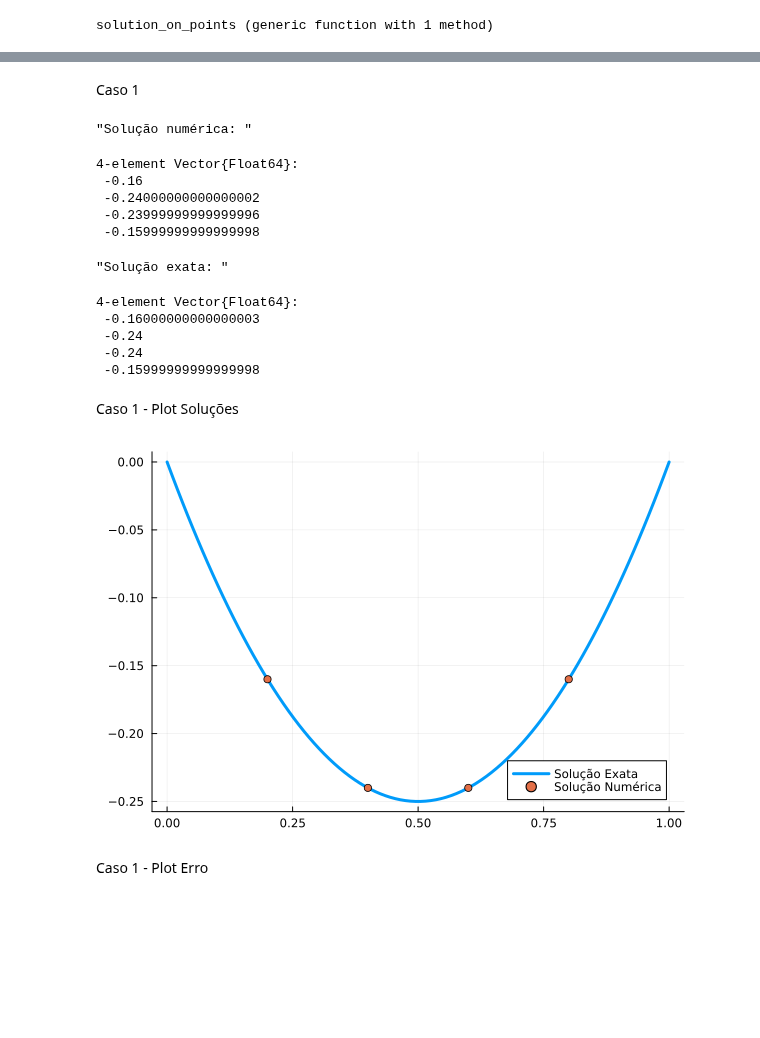
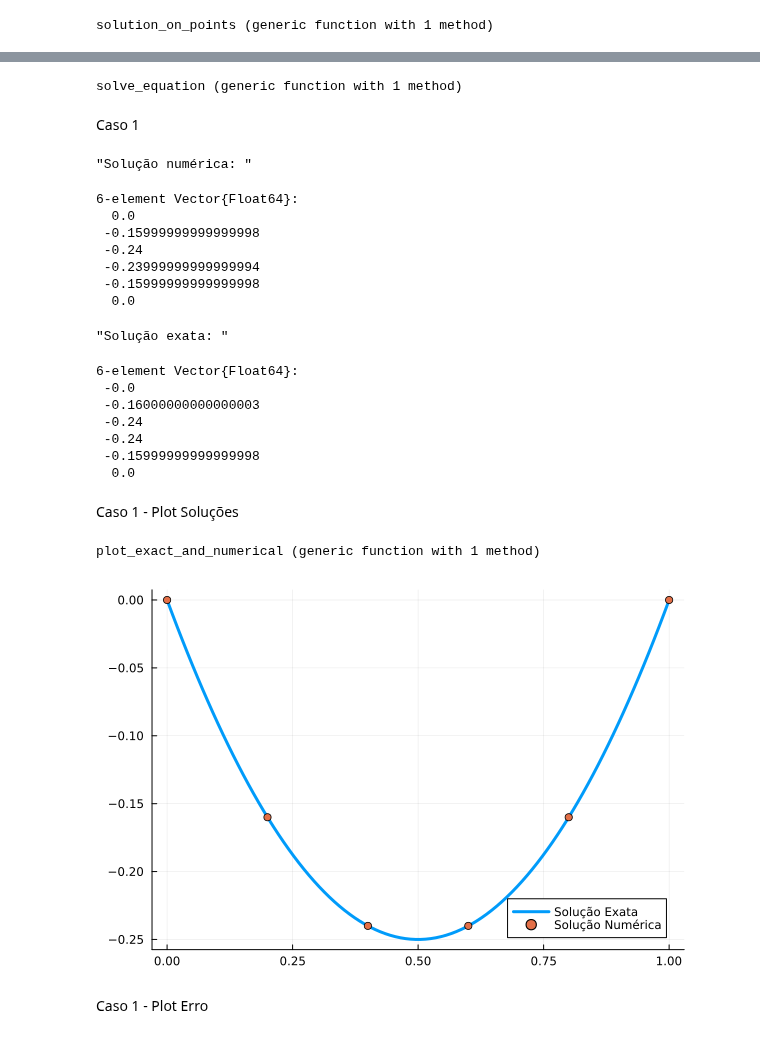
Before and after one commit to CarlosEduardoValladares/Elementos-Finitos-2024.2, a Jupyter notebook: elementos_finitos_01.ipynb, the cells around one changed output, grey strips where cells are left out. Cells and saved outputs as stored; diff of their text form; code cells hidden in the pictures; blank space fills up the shorter version.

```diff
--- a/elementos_finitos_01.ipynb
+++ b/elementos_finitos_01.ipynb
@@ -89,3 +41,28 @@ solve_equation (generic function with 1 method)
+# %%
+function solve_equation(α::Float64, β::Float64, m::Int64, f)
+
+    h = 1/(m+1)
+
+    main_diagonal = fill(2.0*α + β*h^2, m) # Diagonal principal
+    sup_diagonal = fill(-α, m-1) # Diagonal superior e inferior
+
+    A = SymTridiagonal(main_diagonal, sup_diagonal)  # Cria a matriz tridiagonal
+
+    b = zeros(m)
+    for i in 1:m
+
+        point = get_point(i, m)
+        b[i] = h^2*f(point, α, β)::Float64
+    end
+
+    num_solution = A\b
+    prepend!(num_solution, 0)
+    append!(num_solution, 0)
+
+    return num_solution
+end
+# %% [output]
+solve_equation (generic function with 1 method)
 # %% [markdown]
 Caso 1
 # %%
@@ -93,35 +70,46 @@ Caso 1
 β = 1.0
 m = 4
 
-num_sol = solve_equation(α, β, m, f1)
+num_sol_1 = solve_equation(α, β, m, f1)
 exact_sol = solution_on_points(α, β, m, f1_solution)
 
 display("Solução numérica: ")
-display(num_sol)
+display(num_sol_1)
 
 display("Solução exata: ")
 display(exact_sol)
 # %% [output]
 "Solução numérica: "
-4-element Vector{Float64}:
- -0.16
- -0.24000000000000002
- -0.23999999999999996
+6-element Vector{Float64}:
+  0.0
  -0.15999999999999998
+ -0.24
+ -0.23999999999999994
+ -0.15999999999999998
+  0.0
 "Solução exata: "
-4-element Vector{Float64}:
+6-element Vector{Float64}:
+ -0.0
  -0.16000000000000003
  -0.24
  -0.24
  -0.15999999999999998
+  0.0
 # %% [markdown]
 Caso 1 - Plot Soluções
 # %%
-points = get_point.(1:m, Iterators.repeated(m, m))
-plot(f1_solution, range(0, 1, 100), lw=3, label="Solução Exata")
-plot!(points, num_sol, lw=3, seriestype=:scatter, label="Solução Numérica")
+function plot_exact_and_numerical(m::Int64, f_exact, sol_on_points)
+    points = get_point.(0:m+1, m)
+    plot(f_exact, range(0, 1, 100), lw=3, label="Solução Exata")
+    plot!(points, sol_on_points, lw=3, seriestype=:scatter, label="Solução Numérica")
+
+end
 # %% [output]
-[figure, removed]
+plot_exact_and_numerical (generic function with 1 method)
+# %%
+plot_exact_and_numerical(m, f1_solution, num_sol_1)
+# %% [output]
+[figure, added]
 # %% [markdown]
 Caso 1 - Plot Erro
 # %%
```
Also changed, not shown: parts of 19 cells of this notebook.
